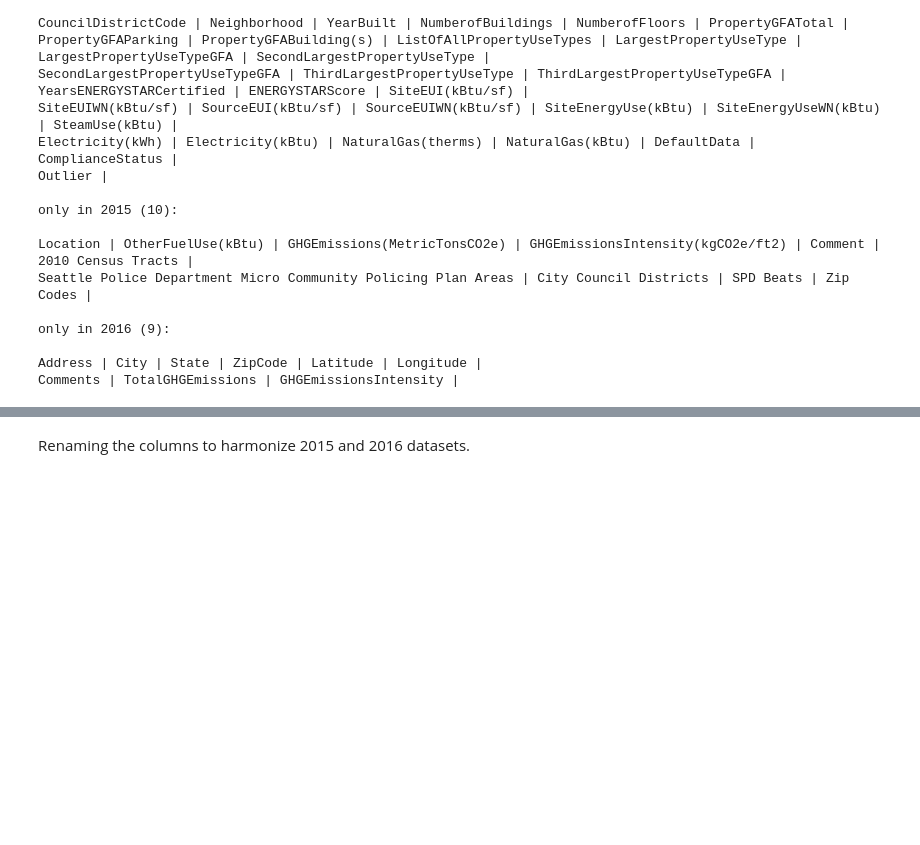
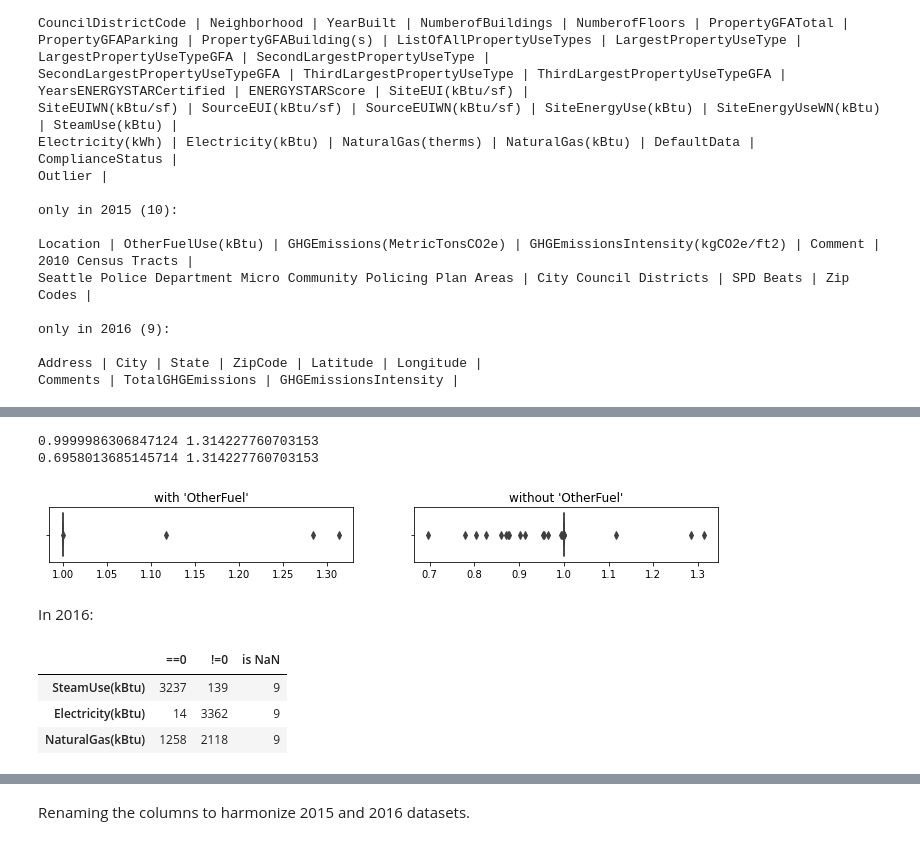
Before and after one commit to SmellyArmure/OC_DS_Project4, a Jupyter notebook: NOTEBOOKS/P4.ipynb, the cells around one changed output, grey strips where cells are left out. Saved outputs shown, nothing was run; the diff lists cells and outputs as text; code cells hidden in the pictures; blank space fills up the shorter version.

```diff
--- a/NOTEBOOKS/P4.ipynb
+++ b/NOTEBOOKS/P4.ipynb
@@ -250,0 +242,4 @@ Comments | TotalGHGEmissions | GHGEmissionsIntensity |
+# %%
+sel_cols_2015 = ['SteamUse(kBtu)', 'Electricity(kBtu)', 'NaturalGas(kBtu)',
+                 'OtherFuelUse(kBtu)']
+sel_cols_2016 = ['SteamUse(kBtu)', 'Electricity(kBtu)', 'NaturalGas(kBtu)']
@@ -250,0 +260,29 @@ Comments | TotalGHGEmissions | GHGEmissionsIntensity |
+# %%
+res_2015_1 = df_2015[sel_cols_2015].sum(axis=1)/df_2015['SiteEnergyUse(kBtu)']
+res_2015_2 = df_2015[sel_cols_2016].sum(axis=1)/df_2015['SiteEnergyUse(kBtu)']
+print(min(res_2015_1), max(res_2015_1))
+print(min(res_2015_2), max(res_2015_2))
+fig, axs = plt.subplots(1,2)
+fig.set_size_inches(12,1)
+sns.boxplot(res_2015_1, ax=axs[0])
+axs[0].set_title("with 'OtherFuel'")
+sns.boxplot(res_2015_2, ax=axs[1])
+axs[1].set_title("without 'OtherFuel'")
+plt.show()
+# %% [output]
+0.9999986306847124 1.314227760703153
+0.6958013685145714 1.314227760703153
+[figure, added]
+# %% [markdown]
+In 2016:
+# %%
+res_2016 = pd.concat([(df_2016[sel_cols_2016]==0).sum(),
+           (df_2016[sel_cols_2016]!=0).sum(),
+           (df_2016[sel_cols_2016].isna()).sum()], axis=1)
+res_2016.columns = ['==0', '!=0', 'is NaN']
+res_2016
+# %% [output]
+|  | ==0 | !=0 | is NaN |
+| SteamUse(kBtu) | 3237 | 139 | 9 |
+| Electricity(kBtu) | 14 | 3362 | 9 |
+| NaturalGas(kBtu) | 1258 | 2118 | 9 |
```
Also changed, not shown: parts of 66 cells of this notebook, 1 other file.
